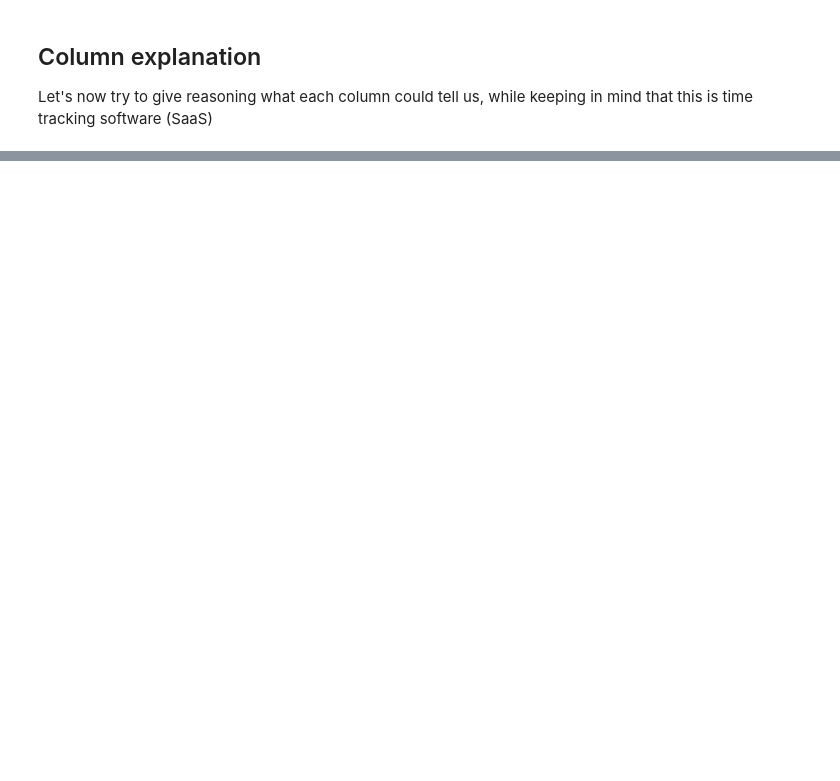
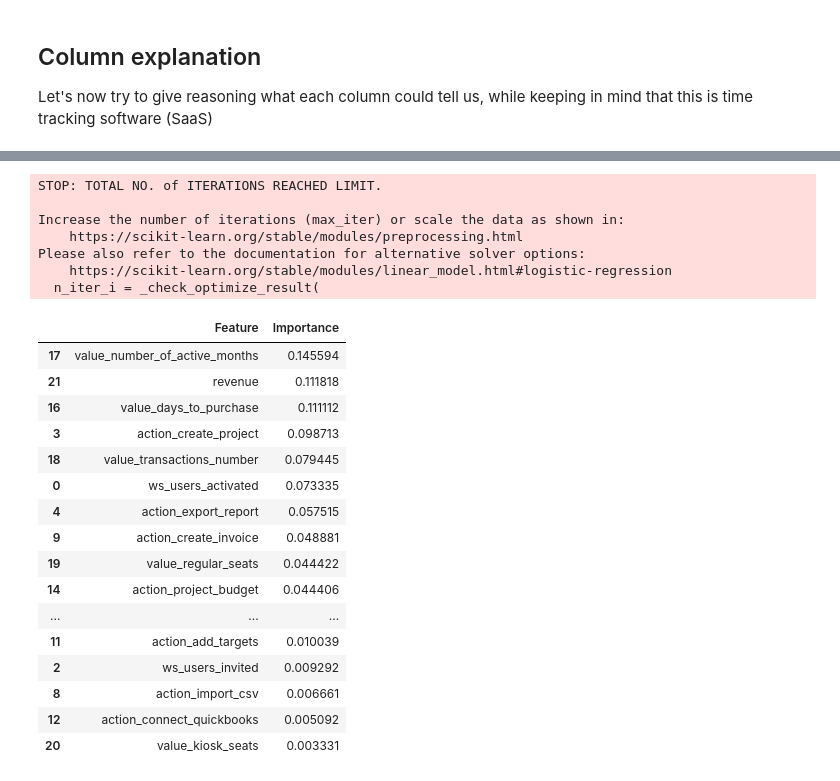
Before and after one commit to AdelisaSoft/CAKETask, a Jupyter notebook: notebooks/churn_task_part_2_feature_importance.ipynb, the cells around one changed output, grey strips where cells are left out. Drawn from its saved outputs; the diff is of its cells as text; code cells hidden in the pictures; blank space fills up the shorter version.

```diff
--- a/notebooks/churn_task_part_2_feature_importance.ipynb
+++ b/notebooks/churn_task_part_2_feature_importance.ipynb
@@ -69,0 +125,46 @@ Let's now try to give reasoning what each column could tell us, while keeping in
+# %%
+X = churn_df.drop(['churned_status', 'country'], axis=1)
+y = churn_df['churned_status']  # Target variable
+
+# Create a Logistic Regression classifier
+logistic_regression = LogisticRegression()
+
+# Fit the classifier to your data
+logistic_regression.fit(X, y)
+
+# Get the coefficients (weights) of the logistic regression model
+coefficients = logistic_regression.coef_[0]
+
+# Create a DataFrame to display feature coefficients
+coefficient_df = pd.DataFrame({'Feature': X.columns, 'Coefficient': coefficients})
+
+# Sort the DataFrame by coefficient values in descending order
+coefficient_df = coefficient_df.sort_values(by='Coefficient', ascending=False)
+
+# Showing the results
+importance_df.head(25)
+# %% [output]
+STOP: TOTAL NO. of ITERATIONS REACHED LIMIT.
+
+Increase the number of iterations (max_iter) or scale the data as shown in:
+    https://scikit-learn.org/stable/modules/preprocessing.html
+Please also refer to the documentation for alternative solver options:
+    https://scikit-learn.org/stable/modules/linear_model.html#logistic-regression
+  n_iter_i = _check_optimize_result(
+|  | Feature | Importance |
+| 17 | value_number_of_active_months | 0.145594 |
+| 21 | revenue | 0.111818 |
+| 16 | value_days_to_purchase | 0.111112 |
+| 3 | action_create_project | 0.098713 |
+| 18 | value_transactions_number | 0.079445 |
+| 0 | ws_users_activated | 0.073335 |
+| 4 | action_export_report | 0.057515 |
+| 9 | action_create_invoice | 0.048881 |
+| 19 | value_regular_seats | 0.044422 |
+| 14 | action_project_budget | 0.044406 |
+| ... | ... | ... |
+| 11 | action_add_targets | 0.010039 |
+| 2 | ws_users_invited | 0.009292 |
+| 8 | action_import_csv | 0.006661 |
+| 12 | action_connect_quickbooks | 0.005092 |
+| 20 | value_kiosk_seats | 0.003331 |
```
Also changed, not shown: parts of 6 cells of this notebook, 3 other files.
